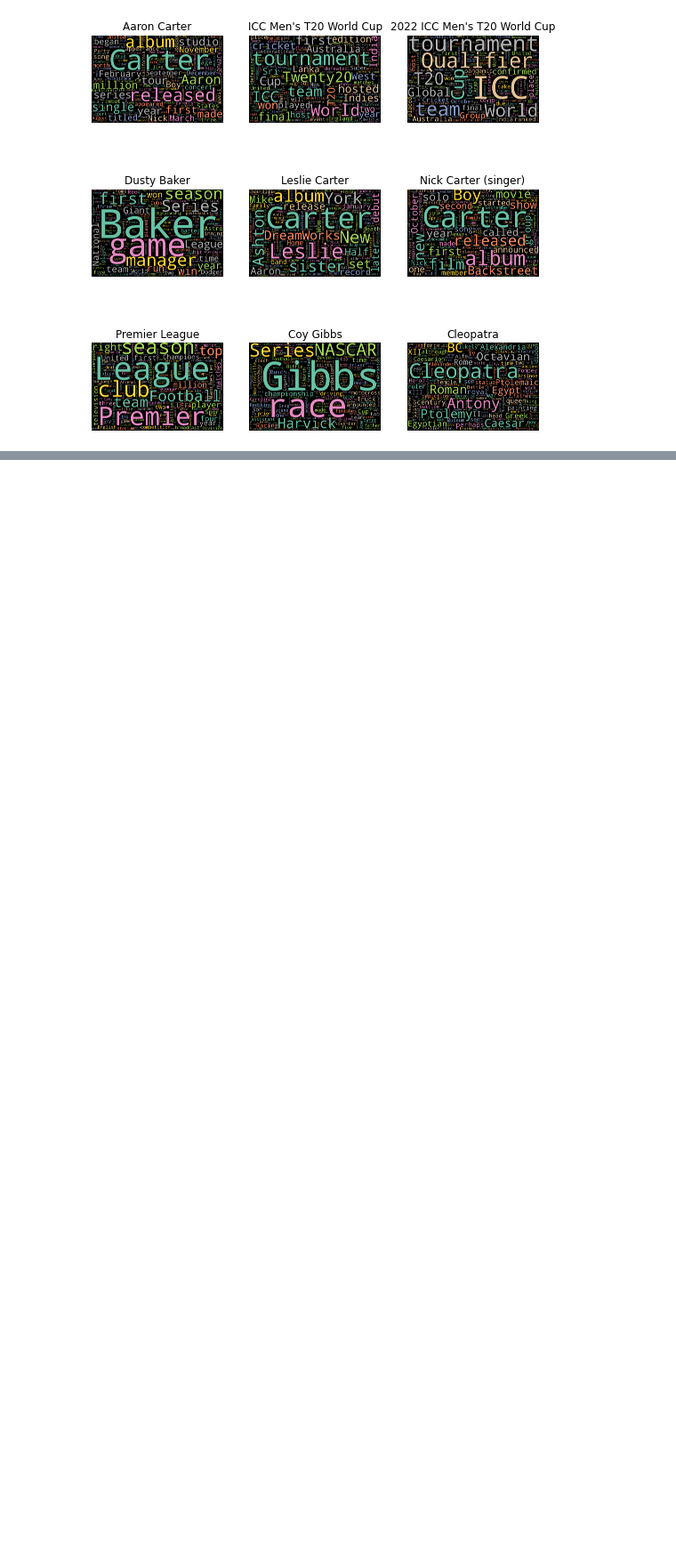
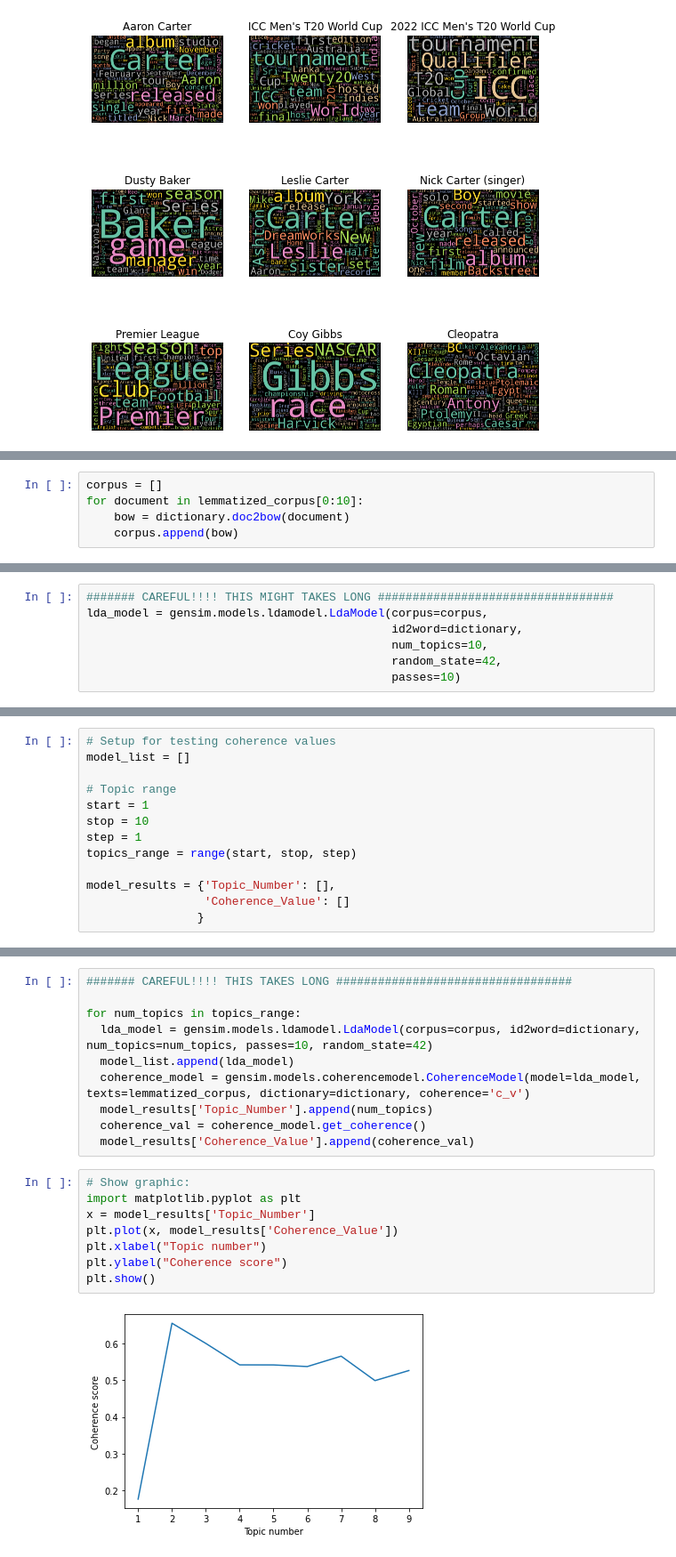
Before and after one commit to variableVG/What-is-people-looking-in-wikipedia, a Jupyter notebook: GarciaEspin_Violeta_if20b091_exercise7.ipynb, the cells around one changed output, grey strips where cells are left out. Shown: that part at 89% size. Saved outputs shown, nothing was run; the diff lists cells and outputs as text; blank space fills up the shorter version.

```diff
--- a/GarciaEspin_Violeta_if20b091_exercise7.ipynb
+++ b/GarciaEspin_Violeta_if20b091_exercise7.ipynb
@@ -275,0 +326,5 @@ Sources:
+# %%
+corpus = []
+for document in lemmatized_corpus[0:10]:
+    bow = dictionary.doc2bow(document)
+    corpus.append(bow)
@@ -275,0 +334,7 @@ Sources:
+# %%
+####### CAREFUL!!!! THIS MIGHT TAKES LONG ##################################
+lda_model = gensim.models.ldamodel.LdaModel(corpus=corpus,
+                                            id2word=dictionary,
+                                            num_topics=10,
+                                            random_state=42,
+                                            passes=10)
@@ -275,0 +392,13 @@ Sources:
+# %%
+# Setup for testing coherence values
+model_list = []
+
+# Topic range
+start = 1
+stop = 10
+step = 1
+topics_range = range(start, stop, step)
+
+model_results = {'Topic_Number': [],
+                 'Coherence_Value': []
+                }
@@ -275,0 +410,20 @@ Sources:
+# %%
+####### CAREFUL!!!! THIS TAKES LONG ##################################
+
+for num_topics in topics_range:
+  lda_model = gensim.models.ldamodel.LdaModel(corpus=corpus, id2word=dictionary, num_topics=num_topics, passes=10, random_state=42)
+  model_list.append(lda_model)
+  coherence_model = gensim.models.coherencemodel.CoherenceModel(model=lda_model, texts=lemmatized_corpus, dictionary=dictionary, coherence='c_v')
+  model_results['Topic_Number'].append(num_topics)
+  coherence_val = coherence_model.get_coherence()
+  model_results['Coherence_Value'].append(coherence_val)
+# %%
+# Show graphic:
+import matplotlib.pyplot as plt
+x = model_results['Topic_Number']
+plt.plot(x, model_results['Coherence_Value'])
+plt.xlabel("Topic number")
+plt.ylabel("Coherence score")
+plt.show()
+# %% [output]
+[figure, added]
```
Also changed, not shown: parts of 35 cells of this notebook.
